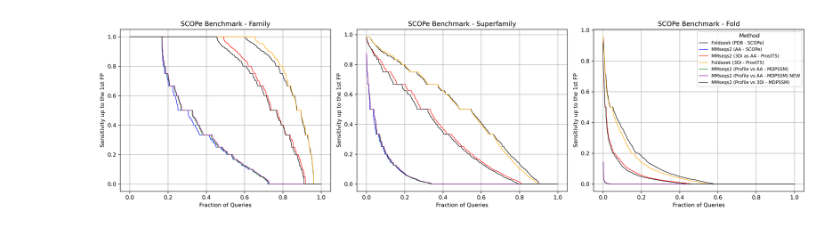
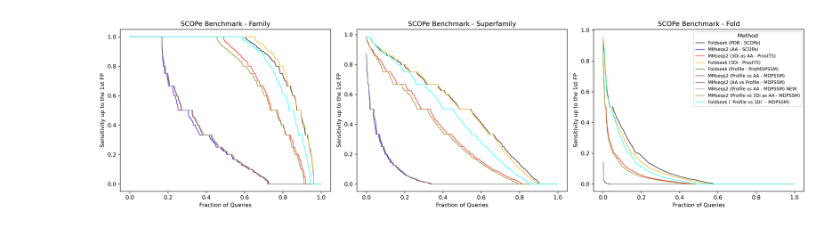
Before and after one commit to finnlueth/bachelor-thesis, a Jupyter notebook: prot-md-pssm-benchmark/scope-benchmark/plot_benchmarks.ipynb, the cells around one changed output. Drawn from its saved outputs; the diff is of its cells as text; code cells hidden in the pictures.

Commit message:
benchmark

```diff
--- a/prot-md-pssm-benchmark/scope-benchmark/plot_benchmarks.ipynb
+++ b/prot-md-pssm-benchmark/scope-benchmark/plot_benchmarks.ipynb
@@ -10,16 +10,18 @@ import os
 # %%
 paths = {
     "Foldseek (PDB - SCOPe)": "out/foldseek_benchmark/alignResults/rocx/foldseek.rocx",
     "MMseqs2 (AA - SCOPe)": "out/mmseqs_benchmark/alignResults/rocx/mmseqs.rocx",
     "MMseqs2 (3Di as AA - ProstT5)": "out/mmseqs_3Di_benchmark/alignResults/rocx/mmseqs.rocx",
     "Foldseek (3Di - ProstT5)": "out/foldseek_3Di_benchmark/alignResults/rocx/foldseek.rocx",
-    # 'Foldseek (Profile - ProtMDPSSM)': 'out/foldseek_mdpssm_benchmark/alignResults/rocx/foldseek.rocx',
+    'Foldseek (Profile - ProtMDPSSM)': 'out/foldseek_mdpssm_benchmark/alignResults/rocx/foldseek.rocx',
     "MMseqs2 (Profile vs AA - MDPSSM)": "out/foldseek_mdpssm_profile_vs_sequence_benchmark/alignResults/rocx/foldseek.rocx",
-    # "MMseqs2 (AA vs Profile - MDPSSM)": "out/foldseek_mdpssm_sequence_vs_profile_benchmark/alignResults/rocx/foldseek.rocx",
+    "MMseqs2 (AA vs Profile - MDPSSM)": "out/foldseek_mdpssm_sequence_vs_profile_benchmark/alignResults/rocx/foldseek.rocx",
     "MMseqs2 (Profile vs AA - MDPSSM) NEW": "data/psssm_rocx/2_mmseqs_pssm_aa.rocx",
-    "MMseqs2 (Profile vs 3Di - MDPSSM)": "data/psssm_rocx/3_mmseqspssm_3Di.rocx",
+    "MMseqs2 (Profile vs 3Di as AA - MDPSSM)": "data/psssm_rocx/3_mmseqspssm_3Di.rocx",
+    "Foldseek (Profile vs 3Di - MDPSSM)": "data/psssm_rocx/5_foldseek_pssm_3Di.rocx",
+    # "Foldseek (3Di vs Profile - MDPSSM)": "data/psssm_rocx/5_foldseek_3Di_pssm.rocx",
 }
 
 plot_scope_benchmarks(paths)
 # %% [output]
-[figure, old version]
+[figure, new version]
```
Also changed, not shown: 2 other files.
